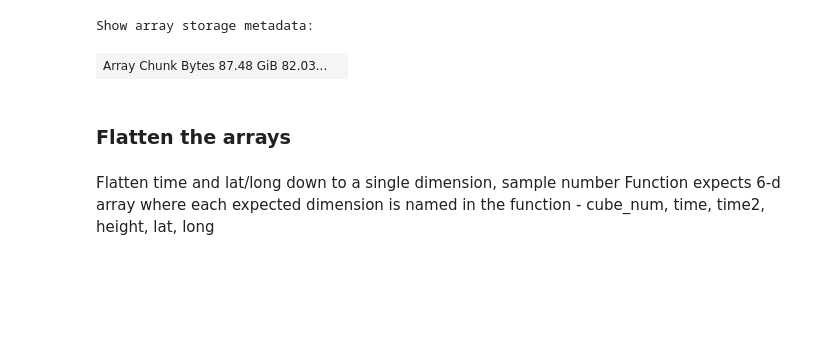
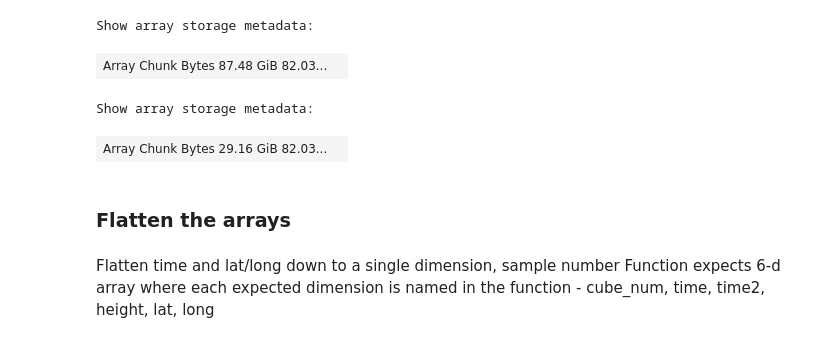
Before and after one commit to MetOffice/data_science_cop, a Jupyter notebook: challenges/2021_CyrilMorcrette_cloudBaseHeight/cbh_challenge_send_data_to_zarr.ipynb, the cells around one changed output. Saved outputs shown, nothing was run; the diff lists cells and outputs as text; code cells hidden in the pictures; blank space fills up the shorter version.

```diff
--- a/challenges/2021_CyrilMorcrette_cloudBaseHeight/cbh_challenge_send_data_to_zarr.ipynb
+++ b/challenges/2021_CyrilMorcrette_cloudBaseHeight/cbh_challenge_send_data_to_zarr.ipynb
@@ -227,6 +228,12 @@ inp_array
 # %% [output]
 Show array storage metadata:
 | Array Chunk Bytes 87.48 GiB 82.03... |  |
+# %%
+print("Show array storage metadata:")
+tar_array
+# %% [output]
+Show array storage metadata:
+| Array Chunk Bytes 29.16 GiB 82.03... |  |
 # %% [markdown]
 ### Flatten the arrays
 # %% [markdown]
```
Also changed, not shown: parts of 5 cells of this notebook.
